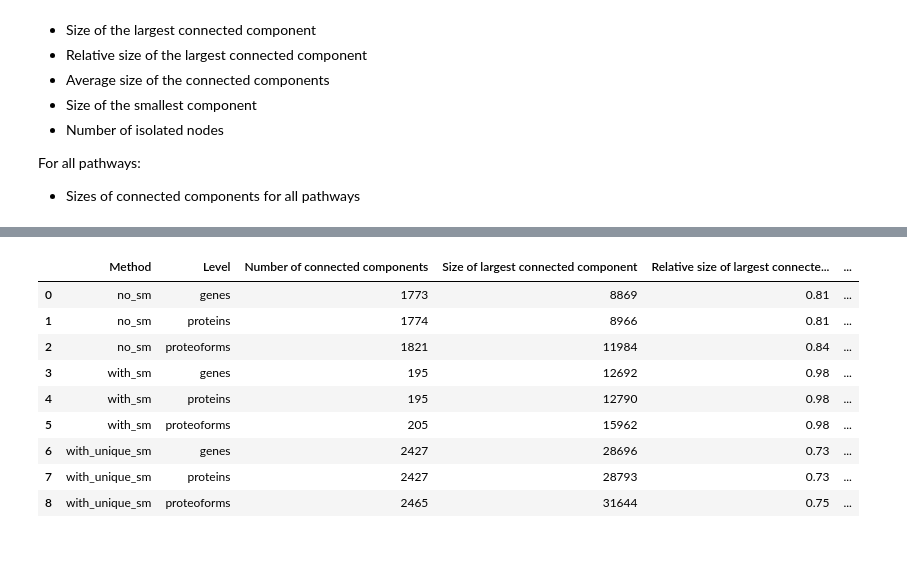
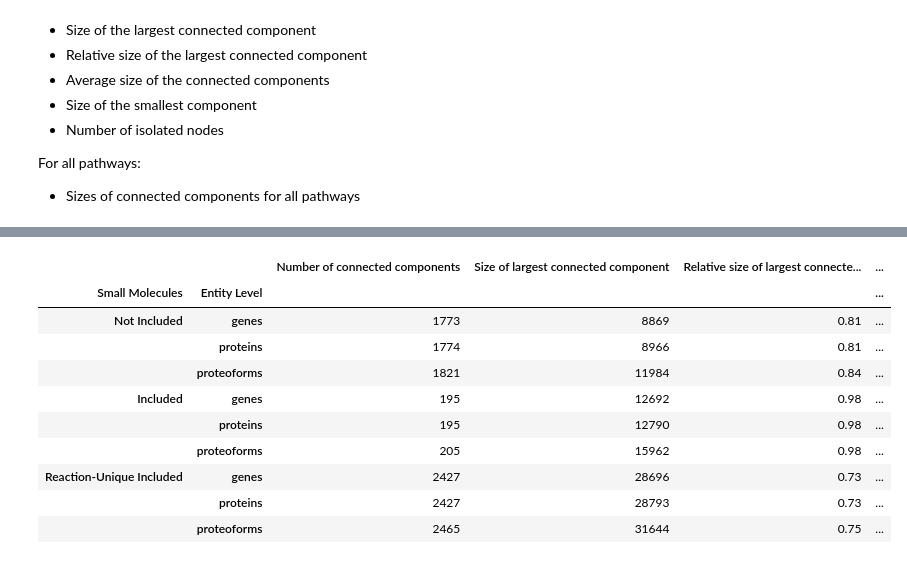
Before and after one commit to PathwayAnalysisPlatform/ProteoformNetworks, a Jupyter notebook: src/Python/analysis_3_connectedness.ipynb, the cells around one changed output, grey strips where cells are left out. Drawn from its saved outputs; the diff is of its cells as text; code cells hidden in the pictures.

```diff
--- a/src/Python/analysis_3_connectedness.ipynb
+++ b/src/Python/analysis_3_connectedness.ipynb
@@ -80,45 +73,46 @@ g.add_legend()
 # Number of isolated nodes
 
 def getTuples(i):
     ccs_sizes = [len(c) for c in sorted(nx.connected_components(i), key=len, reverse=False)]
     num_ccs = len(ccs_sizes)
 
     return (
         i.graph["method"],
         i.graph["level"],
         num_ccs,
         ccs_sizes[-1],
         ccs_sizes[-1] / i.number_of_nodes(),
         sum(ccs_sizes) / len(ccs_sizes),
         ccs_sizes[0],
         0 if ccs_sizes[0] > 1 else bisect.bisect_left(ccs_sizes, 2, lo=0, hi=len(ccs_sizes))
     )
 
 
 data = [getTuples(i) for i in interactomes]
 columns = [
     'Method',
     'Level',
     'Number of connected components',
     'Size of largest connected component',
     'Relative size of largest connected component',
     'Average size of connected components',
     "Size of smallest connected component",
     "Number of isolated nodes"
 ]
-df_interactomes = pd.DataFrame.from_records(data, columns=columns)
-df_interactomes
+df_interactomes = pd.DataFrame.from_records(data, columns=columns, index=get_multiindex())
+df_interactomes[columns[2:]]
 # %% [output]
-|  | Method | Level | Number of connected components | Size of largest connected component | Relative size of largest connecte... | ... |
-| 0 | no_sm | genes | 1773 | 8869 | 0.81 | ... |
-| 1 | no_sm | proteins | 1774 | 8966 | 0.81 | ... |
-| 2 | no_sm | proteoforms | 1821 | 11984 | 0.84 | ... |
-| 3 | with_sm | genes | 195 | 12692 | 0.98 | ... |
-| 4 | with_sm | proteins | 195 | 12790 | 0.98 | ... |
-| 5 | with_sm | proteoforms | 205 | 15962 | 0.98 | ... |
-| 6 | with_unique_sm | genes | 2427 | 28696 | 0.73 | ... |
-| 7 | with_unique_sm | proteins | 2427 | 28793 | 0.73 | ... |
-| 8 | with_unique_sm | proteoforms | 2465 | 31644 | 0.75 | ... |
+|  |  | Number of connected components | Size of largest connected component | Relative size of largest connecte... | ... |
+| Small Molecules | Entity Level |  |  |  | ... |
+| Not Included | genes | 1773 | 8869 | 0.81 | ... |
+|  | proteins | 1774 | 8966 | 0.81 | ... |
+|  | proteoforms | 1821 | 11984 | 0.84 | ... |
+| Included | genes | 195 | 12692 | 0.98 | ... |
+|  | proteins | 195 | 12790 | 0.98 | ... |
+|  | proteoforms | 205 | 15962 | 0.98 | ... |
+| Reaction-Unique Included | genes | 2427 | 28696 | 0.73 | ... |
+|  | proteins | 2427 | 28793 | 0.73 | ... |
+|  | proteoforms | 2465 | 31644 | 0.75 | ... |
 # %%
 from pathlib import Path
 from config import METHODS, PATHWAY_GRAPHS_PATH
```
Also changed, not shown: parts of 8 cells of this notebook, 3 other files.
